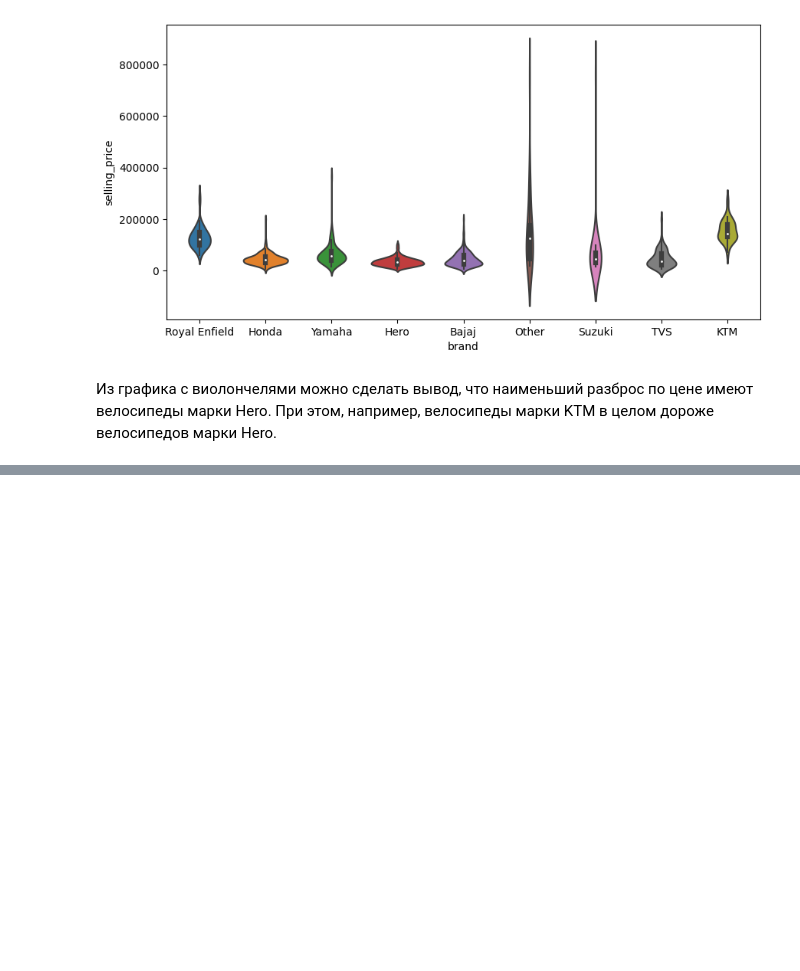
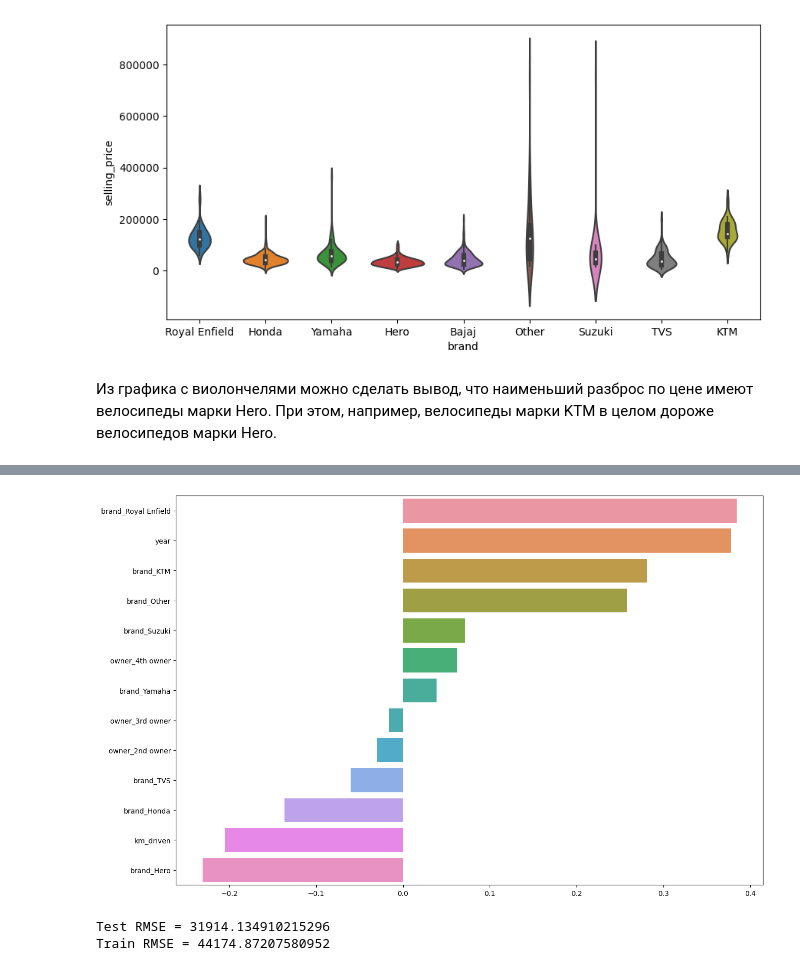
Before and after one commit to katevi/Introduction-to-ML, a Jupyter notebook: eda_bike.ipynb, the cells around one changed output, grey strips where cells are left out. Drawn from its saved outputs; the diff is of its cells as text; code cells hidden in the pictures; blank space fills up the shorter version.

Commit message:
Add scaling with dummy values

```diff
--- a/eda_bike.ipynb
+++ b/eda_bike.ipynb
@@ -236,0 +254,30 @@ fig.set_size_inches(10, 5)
+# %%
+numeric_data = X_train.select_dtypes([np.number])
+numeric_mean = numeric_data.mean()
+numeric_features = numeric_data.columns
+
+X_train = X_train.fillna(numeric_mean)
+X_test = X_test.fillna(numeric_mean)
+# %%
+correlations = X_train[numeric_features].corrwith(y_train).sort_values(ascending=False)
+
+plot = sns.barplot(y=correlations.index, x=correlations)
+plot.figure.set_size_inches(15, 10)
+# %% [output]
+[figure, added]
+# %%
+from sklearn.linear_model import Ridge
+from sklearn.metrics import mean_squared_error
+
+model = Ridge()  # выбранная модель
+
+model.fit(X_train[numeric_features], y_train)  # обучение модели на обучающей выборке
+
+y_train_pred = model.predict(X_train[numeric_features])  # использование модели для предсказания на обучающей
+y_test_pred = model.predict(X_test[numeric_features])  # или на тестовой выборке
+
+print("Test RMSE =", mean_squared_error(y_test, y_test_pred, squared=False))
+print("Train RMSE =", mean_squared_error(y_train, y_train_pred, squared=False))
+# %% [output]
+Test RMSE = 31914.134910215296
+Train RMSE = 44174.87207580952
```
Also changed, not shown: parts of 15 cells of this notebook.
